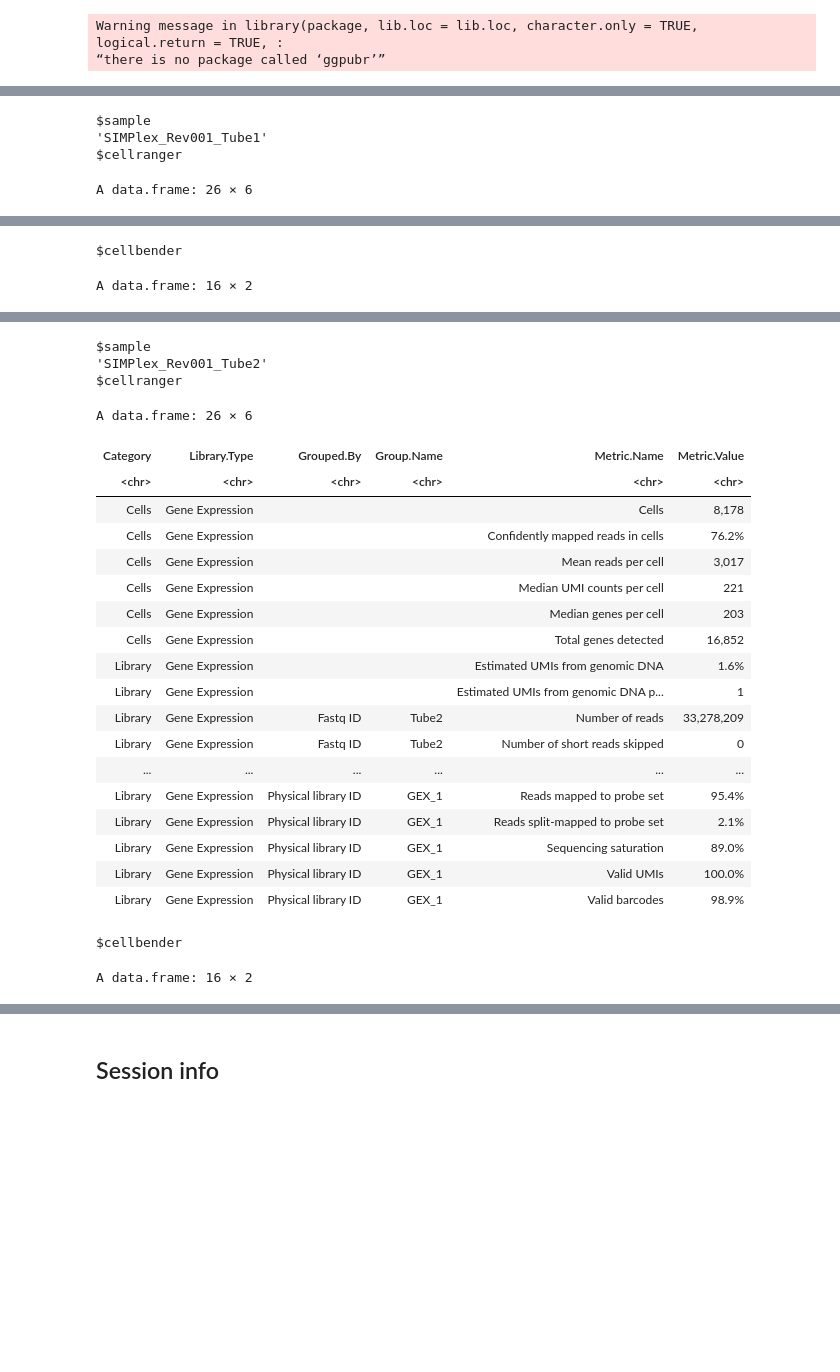
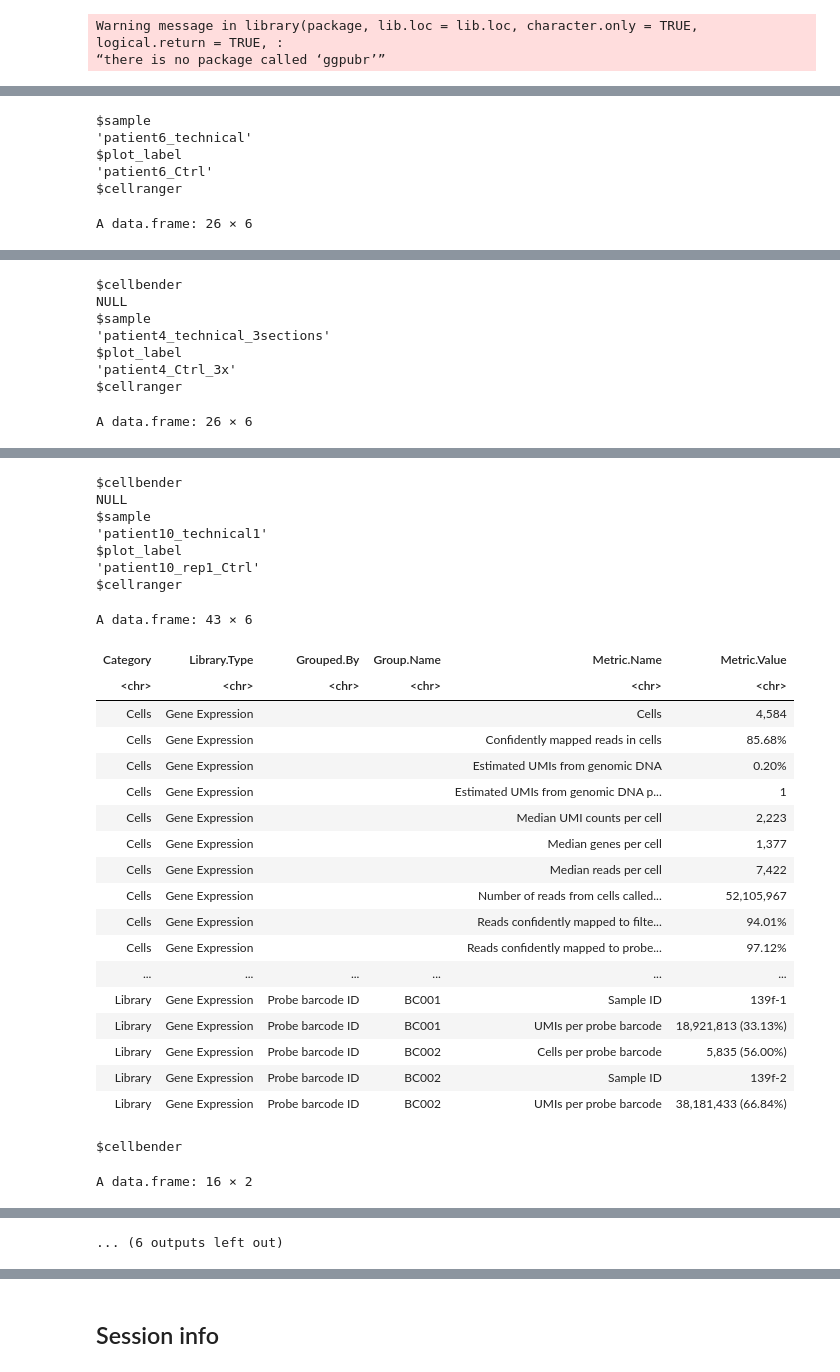
Before and after one commit to spatial-research/SIMPlex_analysis, a Jupyter notebook: scripts/jupyter/technical/metrics_comparison.ipynb, the cells around one changed output, grey strips where cells are left out. Drawn from its saved outputs; the diff is of its cells as text; code cells hidden in the pictures; blank space fills up the shorter version.

Commit message:
reran pat 139 FF ctrls and added to plot

```diff
--- a/scripts/jupyter/technical/metrics_comparison.ipynb
+++ b/scripts/jupyter/technical/metrics_comparison.ipynb
@@ -60,26 +96,37 @@ Read per-tube summary CSVs and inspect side-by-side.
 # %%
-# CellRanger: CELLRANGER/technical_experiments/outs_<sample>/outs/per_sample_outs/<sample>/metrics_summary.csv
-# CellBender: CELLBENDER/technical_experiments/outs_<sample>/<sample>_cellbender_metrics.csv
+# CellRanger: multi-sample outs/.../<sample>/metrics_summary.csv OR singleplex <sample>/metrics_summary.csv
+# CellBender: CELLBENDER/technical_experiments/<sample>/<sample>_cellbender_metrics.csv
+
+technical_cellranger_metrics <- function(sample) {
+  candidates <- c(
+    file.path(
+      CELLRANGER, "technical_experiments", sample,
+      "outs", "per_sample_outs", sample, "metrics_summary.csv"
+    ),
+    file.path(CELLRANGER, "technical_experiments", sample, "metrics_summary.csv")
+  )
+  hit <- candidates[file.exists(candidates)][1]
+  if (is.na(hit)) NULL else read.csv(hit)
+}
 
 tier1 <- lapply(TECH_SAMPLES, function(sample) {
-  cr_path <- file.path(
-    CELLRANGER, "technical_experiments", paste0("outs_", sample),
-    "outs", "per_sample_outs", sample, "metrics_summary.csv"
-  )
   cb_path <- file.path(
-    CELLBENDER, "technical_experiments", paste0("outs_", sample),
+    CELLBENDER, "technical_experiments", sample,
     paste0(sample, "_cellbender_metrics.csv")
   )
   list(
     sample = sample,
-    cellranger = if (file.exists(cr_path)) read.csv(cr_path) else NULL,
+    plot_label = unname(TECH_SAMPLE_LABELS[sample]),
+    cellranger = technical_cellranger_metrics(sample),
     cellbender = if (file.exists(cb_path)) read.csv(cb_path) else NULL
   )
 })
 tier1
 # %% [output]
 $sample
-'SIMPlex_Rev001_Tube1'
+'patient6_technical'
+$plot_label
+'patient6_Ctrl'
 $cellranger
 A data.frame: 26 × 6
 | Category | Library.Type | Grouped.By | Group.Name | Metric.Name | Metric.Value |
@@ -101,4 +148,10 @@ A data.frame: 26 × 6
 | Library | Gene Expression | Physical library ID | GEX_1 | Valid UMIs | 100.0% |
 | Library | Gene Expression | Physical library ID | GEX_1 | Valid barcodes | 98.9% |
 $cellbender
+NULL
+$sample
+'patient4_technical_3sections'
+$plot_label
+'patient4_Ctrl_3x'
+$cellranger
-A data.frame: 16 × 2
+A data.frame: 26 × 6
@@ -123,24 +176,28 @@ A data.frame: 16 × 2
+$cellbender
+NULL
 $sample
-'SIMPlex_Rev001_Tube2'
+'patient10_technical1'
+$plot_label
+'patient10_rep1_Ctrl'
 $cellranger
-A data.frame: 26 × 6
+A data.frame: 43 × 6
 | Category | Library.Type | Grouped.By | Group.Name | Metric.Name | Metric.Value |
 | <chr> | <chr> | <chr> | <chr> | <chr> | <chr> |
-| Cells | Gene Expression |  |  | Cells | 8,178 |
-| Cells | Gene Expression |  |  | Confidently mapped reads in cells | 76.2% |
-| Cells | Gene Expression |  |  | Mean reads per cell | 3,017 |
-| Cells | Gene Expression |  |  | Median UMI counts per cell | 221 |
-| Cells | Gene Expression |  |  | Median genes per cell | 203 |
-| Cells | Gene Expression |  |  | Total genes detected | 16,852 |
-| Library | Gene Expression |  |  | Estimated UMIs from genomic DNA | 1.6% |
-| Library | Gene Expression |  |  | Estimated UMIs from genomic DNA p... | 1 |
-| Library | Gene Expression | Fastq ID | Tube2 | Number of reads | 33,278,209 |
-| Library | Gene Expression | Fastq ID | Tube2 | Number of short reads skipped | 0 |
+| Cells | Gene Expression |  |  | Cells | 4,584 |
+| Cells | Gene Expression |  |  | Confidently mapped reads in cells | 85.68% |
+| Cells | Gene Expression |  |  | Estimated UMIs from genomic DNA | 0.20% |
+| Cells | Gene Expression |  |  | Estimated UMIs from genomic DNA p... | 1 |
+| Cells | Gene Expression |  |  | Median UMI counts per cell | 2,223 |
+| Cells | Gene Expression |  |  | Median genes per cell | 1,377 |
+| Cells | Gene Expression |  |  | Median reads per cell | 7,422 |
+| Cells | Gene Expression |  |  | Number of reads from cells called... | 52,105,967 |
+| Cells | Gene Expression |  |  | Reads confidently mapped to filte... | 94.01% |
+| Cells | Gene Expression |  |  | Reads confidently mapped to probe... | 97.12% |
 | ... | ... | ... | ... | ... | ... |
-| Library | Gene Expression | Physical library ID | GEX_1 | Reads mapped to probe set | 95.4% |
-| Library | Gene Expression | Physical library ID | GEX_1 | Reads split-mapped to probe set | 2.1% |
-| Library | Gene Expression | Physical library ID | GEX_1 | Sequencing saturation | 89.0% |
-| Library | Gene Expression | Physical library ID | GEX_1 | Valid UMIs | 100.0% |
-| Library | Gene Expression | Physical library ID | GEX_1 | Valid barcodes | 98.9% |
+| Library | Gene Expression | Probe barcode ID | BC001 | Sample ID | 139f-1 |
+| Library | Gene Expression | Probe barcode ID | BC001 | UMIs per probe barcode | 18,921,813 (33.13%) |
+| Library | Gene Expression | Probe barcode ID | BC002 | Cells per probe barcode | 5,835 (56.00%) |
+| Library | Gene Expression | Probe barcode ID | BC002 | Sample ID | 139f-2 |
+| Library | Gene Expression | Probe barcode ID | BC002 | UMIs per probe barcode | 38,181,433 (66.84%) |
 $cellbender
 A data.frame: 16 × 2
@@ -164,0 +222 @@ A data.frame: 16 × 2
+... (6 outputs left out)
```
Also changed, not shown: parts of 15 cells of this notebook, 3 other files.
